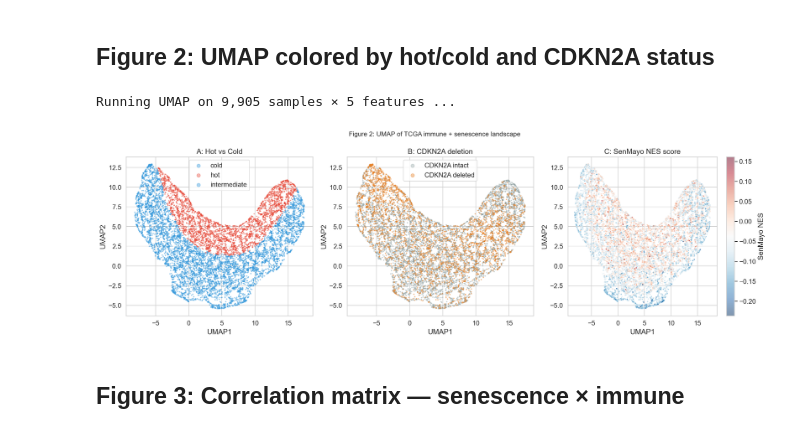
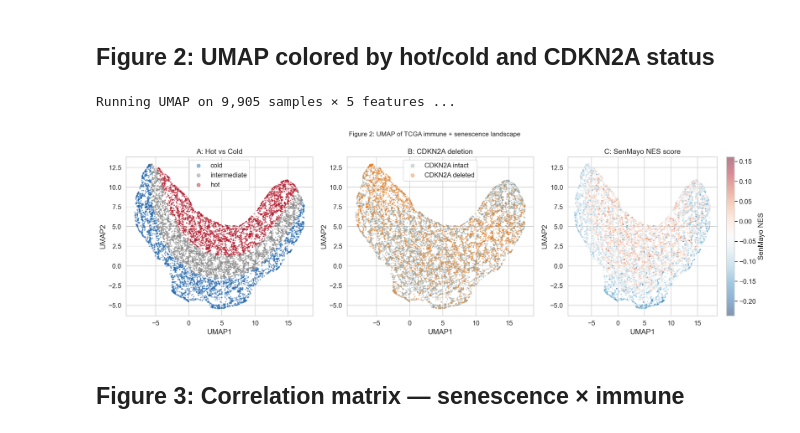
Before and after one commit to kuod/p16-hot-cold, a Jupyter notebook: notebooks/06_figures.ipynb, the cells around one changed output. Drawn from its saved outputs; the diff is of its cells as text; code cells hidden in the pictures.

```diff
--- a/notebooks/06_figures.ipynb
+++ b/notebooks/06_figures.ipynb
@@ -66,42 +66,45 @@ umap_df = umap_df.join(master[["hot_cold", "cdkn2a_deleted", "senmayo"]], how="l
 
 fig, axes = plt.subplots(1, 3, figsize=(19, 6))
 
-# Panel A: hot/cold
-for label, grp in umap_df.groupby("hot_cold"):
-    axes[0].scatter(grp["UMAP1"], grp["UMAP2"], s=3, alpha=0.4,
-                    c="#e74c3c" if label == "hot" else "#3498db", label=label)
+# Panel A: hot/cold — ColorBrewer RdBu diverging palette, high contrast
+IMMUNE_PALETTE = {"hot": "#B2182B", "intermediate": "#878787", "cold": "#2166AC"}
+for label in ["cold", "intermediate", "hot"]:  # draw hot on top
+    grp = umap_df[umap_df["hot_cold"] == label]
+    if len(grp):
+        axes[0].scatter(grp["UMAP1"], grp["UMAP2"], s=3, alpha=0.45,
+                        c=IMMUNE_PALETTE[label], label=label)
 axes[0].set_title("A: Hot vs Cold")
 axes[0].legend(markerscale=4)
 
 # Panel B: CDKN2A deletion status
 if "cdkn2a_deleted" in umap_df.columns:
     palette = {True: "#e67e22", False: "#95a5a6"}
     for val, grp in umap_df.groupby("cdkn2a_deleted"):
         axes[1].scatter(grp["UMAP1"], grp["UMAP2"], s=3, alpha=0.4,
                         c=palette[val],
                         label="CDKN2A deleted" if val else "CDKN2A intact")
     axes[1].legend(markerscale=4)
     axes[1].set_title("B: CDKN2A deletion")
 
 # Panel C: SenMayo NES score
 if "senmayo" in umap_df.columns:
     sc = axes[2].scatter(umap_df["UMAP1"], umap_df["UMAP2"],
                          s=3, alpha=0.5,
                          c=umap_df["senmayo"],
                          cmap="RdBu_r")
     plt.colorbar(sc, ax=axes[2], label="SenMayo NES")
     axes[2].set_title("C: SenMayo NES score")
 
 for ax in axes:
     ax.set_xlabel("UMAP1"); ax.set_ylabel("UMAP2")
 
 fig.suptitle("Figure 2: UMAP of TCGA immune + senescence landscape", fontsize=13)
 plt.tight_layout()
 plt.savefig(FIGURES / "fig2_umap.png", dpi=150, bbox_inches="tight")
 plt.show()
 # %% [output]
 Running UMAP on 9,905 samples × 5 features ...
-[figure, old version]
+[figure, new version]
 # %% [markdown]
 ## Figure 3: Correlation matrix — senescence × immune
 # %%
```
Also changed, not shown: 2 other files.
